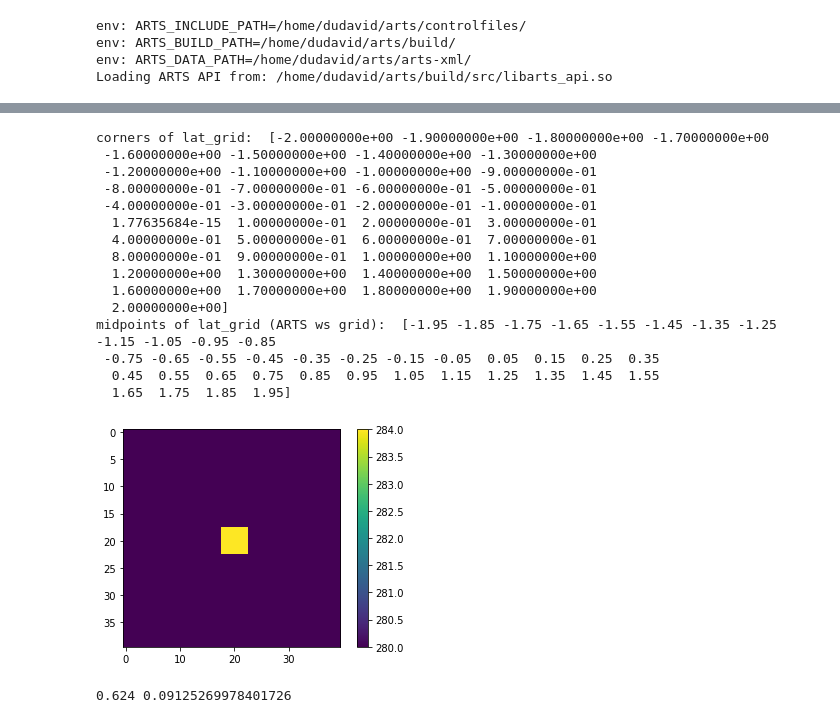
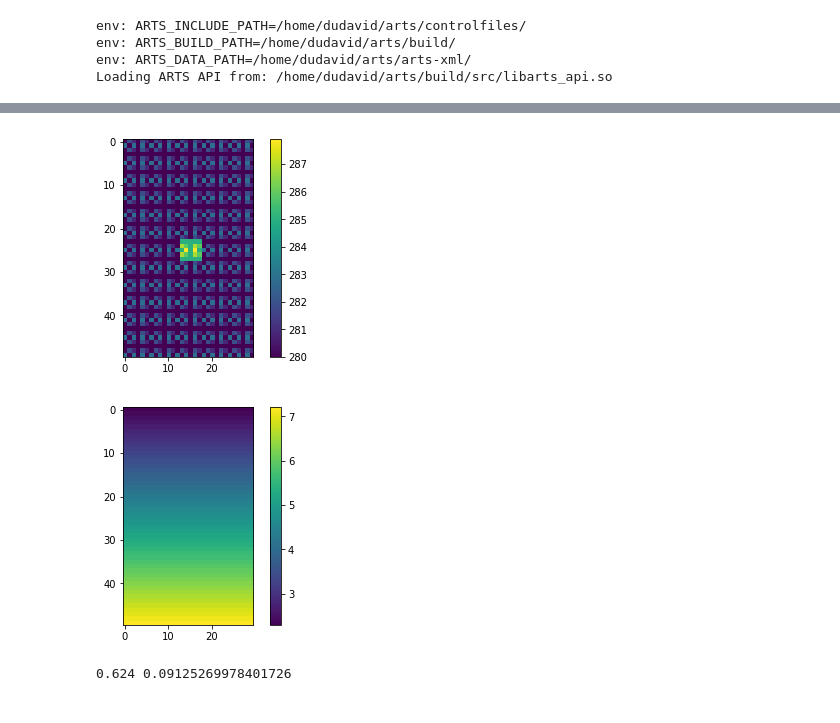
Before and after one commit to cheesetarian/amsr2_var, a Jupyter notebook: am2_mvar/retrieval_syn.ipynb, the cells around one changed output, grey strips where cells are left out. Drawn from its saved outputs; the diff is of its cells as text; code cells hidden in the pictures.

Commit message:
bug fixes on grid usage

```diff
--- a/am2_mvar/retrieval_syn.ipynb
+++ b/am2_mvar/retrieval_syn.ipynb
@@ -81,19 +86,22 @@ Loading ARTS API from: /home/dudavid/arts/build/src/libarts_api.so
 # %%
 # Define lat/lon grid that observation points and angular grid lie within
 lat0     = 0.0  # center of grid in lat, lon
-lon0     = 0.0
-nlat, nlon = 40, 40    # number of lat and lon divisions
-latwid, lonwid = 2, 2  # just asssume square for now, widths double these
-res = 2*latwid/nlat # assume equal in lat/lon for now
-print('grid resolution is ',res)
+lon0     = 4.0
+nlat, nlon = 50, 30    # number of lat and lon divisions
+latwid, lonwid = 3.0, 2  # just asssume square for now, widths double these
+resa = 2*latwid/nlat
+reso = 2*lonwid/nlon
+print('grid resolution is ',resa,reso)
 
 #lat_grid = lat0 + np.linspace(-latwid,latwid,nlat) # [-3:0.25:3]
-lat_grid = lat0 + np.arange(-latwid,latwid+res,res)
-lon_grid = lon0 + np.arange(-lonwid,lonwid+res,res)
+lat_grid = lat0 + np.arange(-latwid,latwid+resa,resa)
+lon_grid = lon0 + np.arange(-lonwid,lonwid+reso,reso)
 # keep these (non-ws vars) for sake of plotting at the end!
 
 ws.lat_grid = lat_grid[0:nlat]+np.diff(lat_grid)*.5 # to avoid mismatch between ARTS and pcolormesh
 ws.lon_grid = lon_grid[0:nlon]+np.diff(lon_grid)*.5 #  i.e. getting lat/lon midpoints of boxes
-print(lon_grid)
-print(ws.lon_grid.value)
+#print(lon_grid)
+#print(ws.lon_grid.value)
+#print('corners of lat_grid: ',lat_grid)
+#print('midpoints of lat_grid (ARTS ws grid): ',lat_grid[0:nlat]+np.diff(lat_grid)*.5)
 # %% [output]
@@ -116,22 +109,3 @@ grid resolution is  0.1
-# %%
-print('corners of lat_grid: ',lat_grid)
-print('midpoints of lat_grid (ARTS ws grid): ',lat_grid[0:nlat]+np.diff(lat_grid)*.5)
-# %% [output]
-corners of lat_grid:  [-2.00000000e+00 -1.90000000e+00 -1.80000000e+00 -1.70000000e+00
- -1.60000000e+00 -1.50000000e+00 -1.40000000e+00 -1.30000000e+00
- -1.20000000e+00 -1.10000000e+00 -1.00000000e+00 -9.00000000e-01
- -8.00000000e-01 -7.00000000e-01 -6.00000000e-01 -5.00000000e-01
- -4.00000000e-01 -3.00000000e-01 -2.00000000e-01 -1.00000000e-01
-  1.77635684e-15  1.00000000e-01  2.00000000e-01  3.00000000e-01
-  4.00000000e-01  5.00000000e-01  6.00000000e-01  7.00000000e-01
-  8.00000000e-01  9.00000000e-01  1.00000000e+00  1.10000000e+00
-  1.20000000e+00  1.30000000e+00  1.40000000e+00  1.50000000e+00
-  1.60000000e+00  1.70000000e+00  1.80000000e+00  1.90000000e+00
-  2.00000000e+00]
-midpoints of lat_grid (ARTS ws grid):  [-1.95 -1.85 -1.75 -1.65 -1.55 -1.45 -1.35 -1.25 -1.15 -1.05 -0.95 -0.85
- -0.75 -0.65 -0.55 -0.45 -0.35 -0.25 -0.15 -0.05  0.05  0.15  0.25  0.35
-  0.45  0.55  0.65  0.75  0.85  0.95  1.05  1.15  1.25  1.35  1.45  1.55
-  1.65  1.75  1.85  1.95]
 # %%
 # set up atmosphere and surface variables:
 ws.atmosphere_dim = 3  # 3D atmosphere
@@ -149,39 +123,41 @@ ws.ppath_lmax = 250.0  # set maximum distance between points when computing abso
 # %%
 # Surface properties -- define ocean surface for simulations
 
 nala, nalo = np.size(ws.lat_grid.value), np.size(ws.lon_grid.value) # size of ARTS lat/lon grid
 s_names = ["Water skin temperature","Wind speed","Wind direction","Salinity"]
 s_data = np.zeros([len(s_names), nala, nalo])
 
 tmean                   = 280.0 # sst mean
 wsp                     = 2.3   # 10m wind speed
 s_data[0,:,:] = tmean
 #s_data[0,int(nlat/2)-1:int(nlat/2)+2,int(nlon/2)-1:int(nlon/2)+2] += 6
 #s_data[0,:,::8] += 0.9  ## czechers
-s_data[0,int(nlat/2)-2:int(nlat/2)+3,int(nlon/2)-2:int(nlon/2)+3] += 4.0
-#s_data[0,1::4,::2] += 2.9  ## czechers
-#s_data[0,::2,1::2] += 1.9
+s_data[0,int(nlat/2)-2:int(nlat/2)+3,int(nlon/2)-2:int(nlon/2)+3] += 5.0
+s_data[0,1::4,::2] += 2.9  ## czechers
+s_data[0,::2,1::3] += 1.9
+s_data[0,::2,2::3] += 0.9
 #s_data[0,:,:] += np.tile(np.arange(0,nala),[nalo,1])
 #s_data[0,18:21,18:21] = tmean +6.5 # some preturbation
 #s_data[0,int(nlat/2),int(nlon/2)] = tmean +9.5 # some preturbation
 s_data[1,:,:] = wsp
-#s_data[1,:,:] += np.tile(np.arange(0,nalo),[nala,1]).transpose()
+s_data[1,:,:] += 0.1 * np.tile(np.arange(0,nala),[nalo,1]).transpose()
 s_data[2,:,:] = 90 # token wind direction value
 s_data[3,:,:] = 0.034 # token salinity value
 
 # write these to ARTS variables
 ws.Copy(ws.surface_props_names, s_names)
 ws.Copy(ws.surface_props_data, s_data)
 ws.MatrixSetConstant(ws.z_surface, nala, nalo, 0.0) # explicitly set the surface to 0m altitude
 
 plt.imshow(s_data[0,:,:]) # quick look for SST
 plt.colorbar()
 plt.show()
-#plt.imshow(s_data[1,:,:])
-#plt.colorbar()
-#plt.show()
+plt.imshow(s_data[1,:,:])
+plt.colorbar()
+plt.show()
 # %% [output]
-[figure, old version]
+[figure, new version]
+[figure, added]
 # %%
 # Set and calculate some basic variables for antenna and scanning
 ### all will be replaced or superseded when moving to using L1R data as input
```
Also changed, not shown: parts of 21 cells of this notebook, 1 other file.
